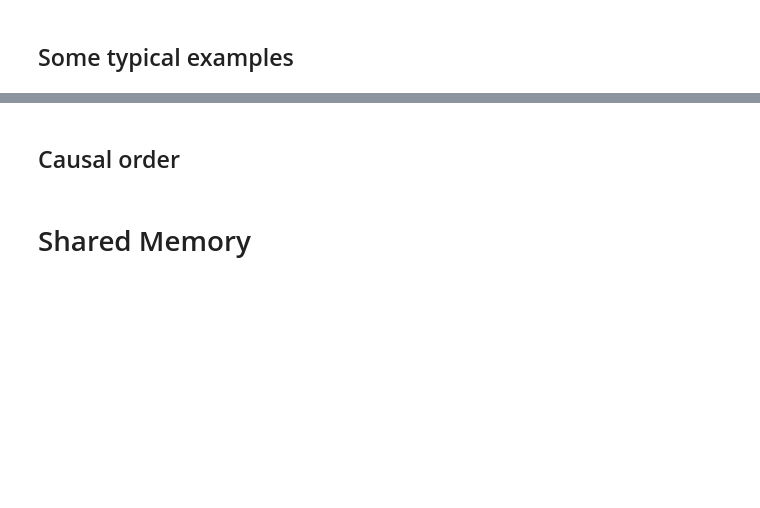
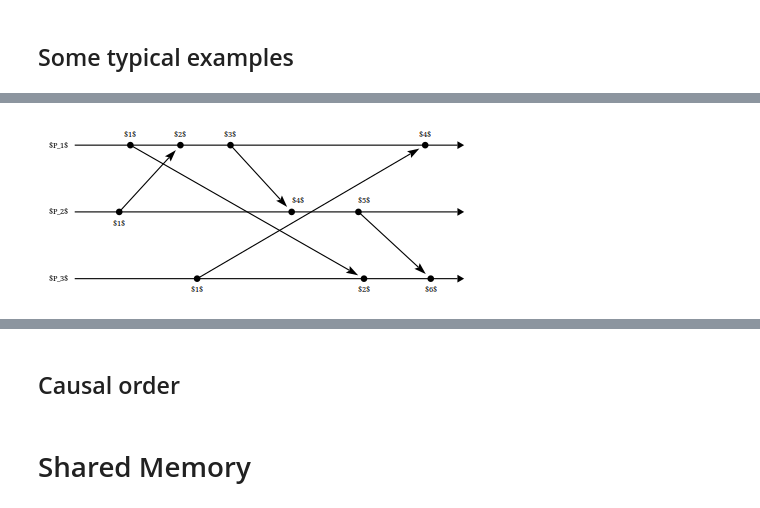
Before and after one commit to dunnl/distributed-systems-art, a Jupyter notebook: notebooks/Diagrams.ipynb, the cells around one changed output, grey strips where cells are left out. Drawn from its saved outputs; the diff is of its cells as text; code cells hidden in the pictures; blank space fills up the shorter version.

```diff
--- a/notebooks/Diagrams.ipynb
+++ b/notebooks/Diagrams.ipynb
@@ -134,0 +182,18 @@ diagram request
+# %%
+messagePassingExampleScalar :: Diagram B
+messagePassingExampleScalar = pad 1.1 $
+     mkWorlds [ ("$P_1$", 70, [], [(50, "m2s", "$1$", Just (0, 10), mkCircle), (95, "m1r", "$2$", Just (0, 10), mkCircle), (140, "m4s", "$3$", Just (0, 10), mkCircle), (315, "m3r", "$4$", Just (0, 10), mkCircle)])
+              , ("$P_2$", 10, [], [(40, "m1s", "$1$", Just (0, -10), mkCircle), (255, "m5s", "$5$", Just (5, 10), mkCircle), (195, "m4r", "$4$", Just (6, 10), mkCircle)])
+              , ("$P_3$", -50, [], [(110, "m3s", "$1$", Just (0, -10), mkCircle), (320, "m5r", "$6$", Just (0, -10), mkCircle), (260, "m2r", "$2$", Just (0, -10), mkCircle)])
+              ]
+              [ ("m1s", "m1r")
+              , ("m4s", "m4r")
+              , ("m3s", "m3r")
+              , ("m5s", "m5r")
+              , ("m2s", "m2r")
+              ]
+              messagePassingArrowOpts False
+
+diagram messagePassingExampleScalar
+# %% [output]
+[figure, added]
```
Also changed, not shown: parts of 22 cells of this notebook, 6 other files.
